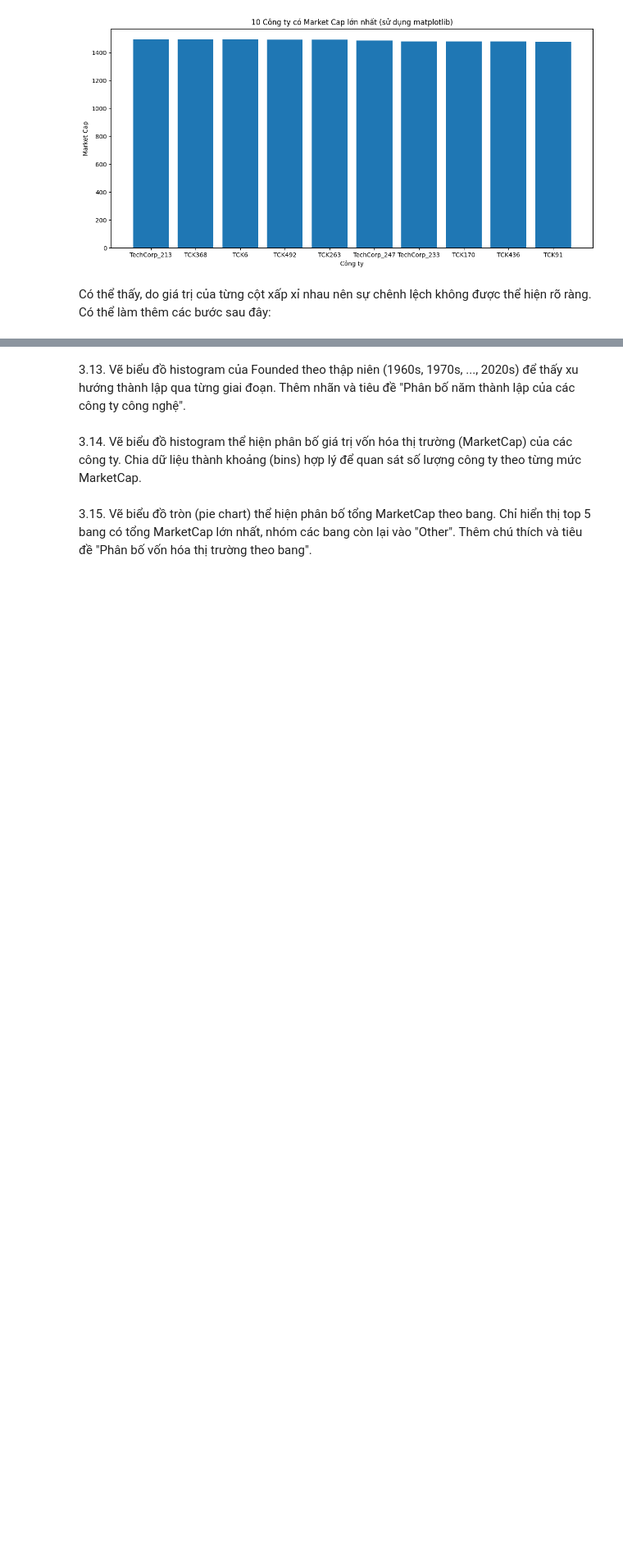
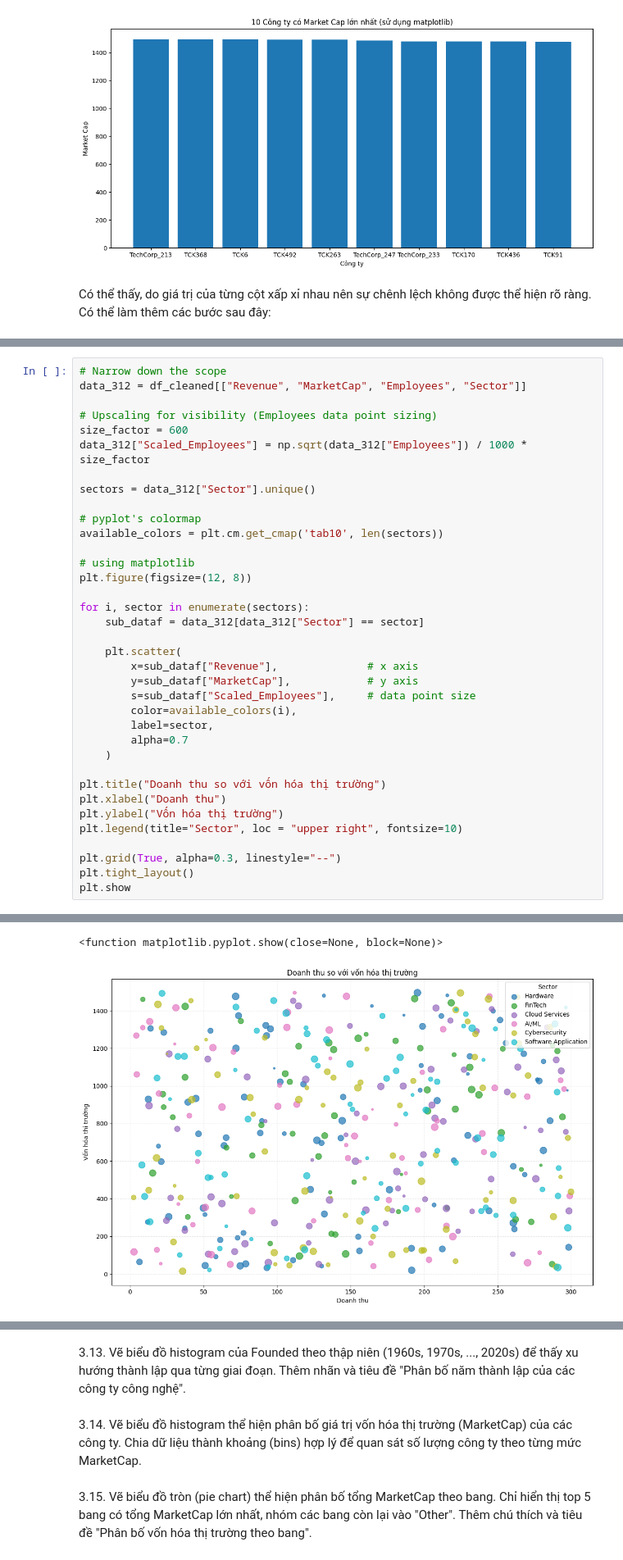
Before and after one commit to ntung-07/LAP-TRINH-PYTHON-NEU, a Jupyter notebook: KTRA_GIUA_KY/KT_De1_2025.ipynb, the cells around one changed output, grey strips where cells are left out. Shown at 82% size. Saved outputs shown, nothing was run; the diff lists cells and outputs as text; blank space fills up the shorter version.

```diff
--- a/KTRA_GIUA_KY/KT_De1_2025.ipynb
+++ b/KTRA_GIUA_KY/KT_De1_2025.ipynb
@@ -467,0 +469,37 @@ plt.show()
+# %%
+# Narrow down the scope
+data_312 = df_cleaned[["Revenue", "MarketCap", "Employees", "Sector"]]
+
+# Upscaling for visibility (Employees data point sizing)
+size_factor = 600
+data_312["Scaled_Employees"] = np.sqrt(data_312["Employees"]) / 1000 * size_factor
+
+sectors = data_312["Sector"].unique()
+
+# pyplot's colormap
+available_colors = plt.cm.get_cmap('tab10', len(sectors))
+
+# using matplotlib
+plt.figure(figsize=(12, 8))
+
+for i, sector in enumerate(sectors):
+    sub_dataf = data_312[data_312["Sector"] == sector]
+
+    plt.scatter(
+        x=sub_dataf["Revenue"],              # x axis
+        y=sub_dataf["MarketCap"],            # y axis
+        s=sub_dataf["Scaled_Employees"],     # data point size
+        color=available_colors(i),
+        label=sector,
+        alpha=0.7
+    )
+
+plt.title("Doanh thu so với vốn hóa thị trường")
+plt.xlabel("Doanh thu")
+plt.ylabel("Vốn hóa thị trường")
+plt.legend(title="Sector", loc = "upper right", fontsize=10)
+
+plt.grid(True, alpha=0.3, linestyle="--")
+plt.tight_layout()
+plt.show
+# %% [output]
@@ -467,0 +511,2 @@ plt.show()
+<function matplotlib.pyplot.show(close=None, block=None)>
+[figure, added]
```
Also changed, not shown: parts of 5 cells of this notebook, 1 other file.
